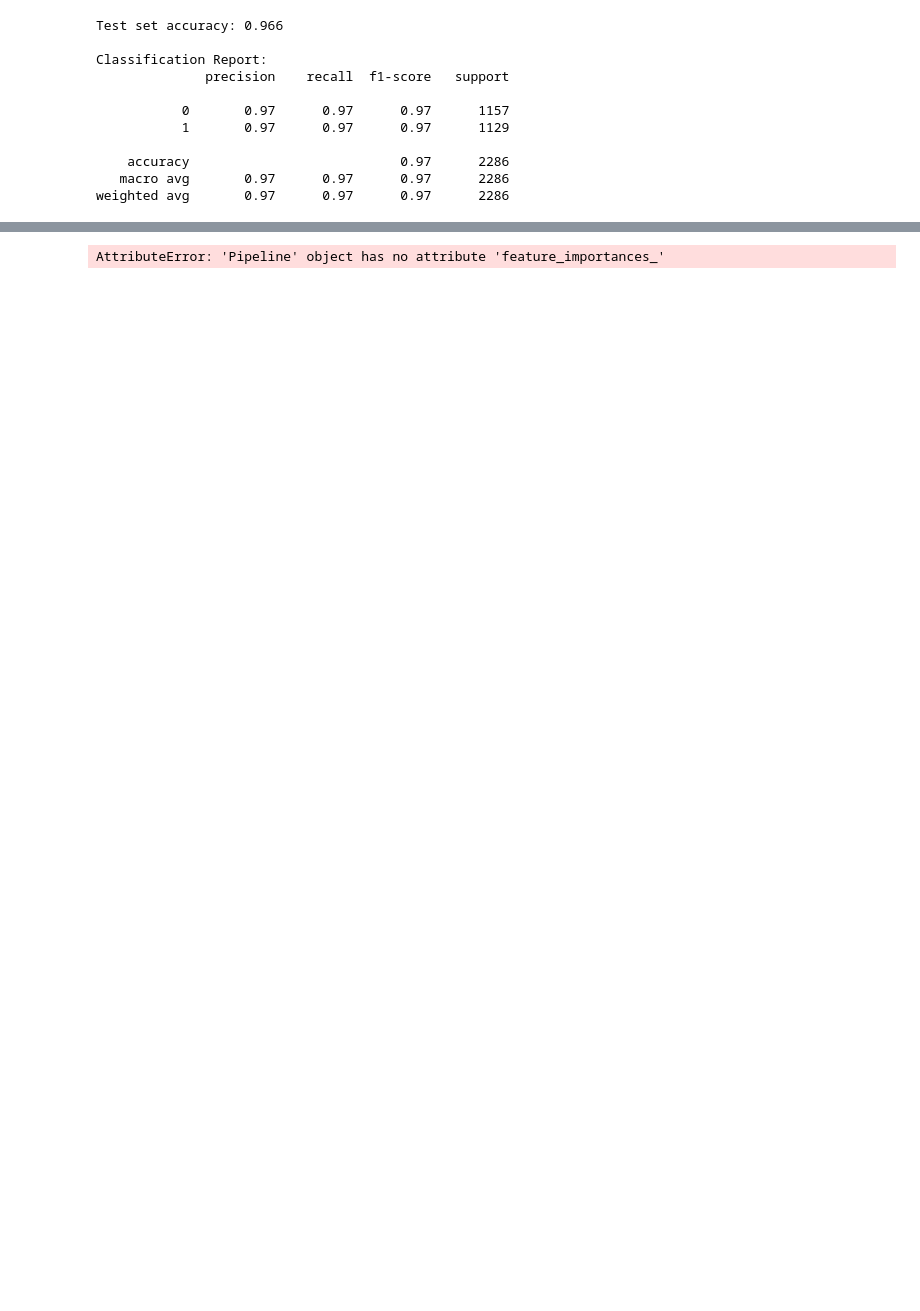
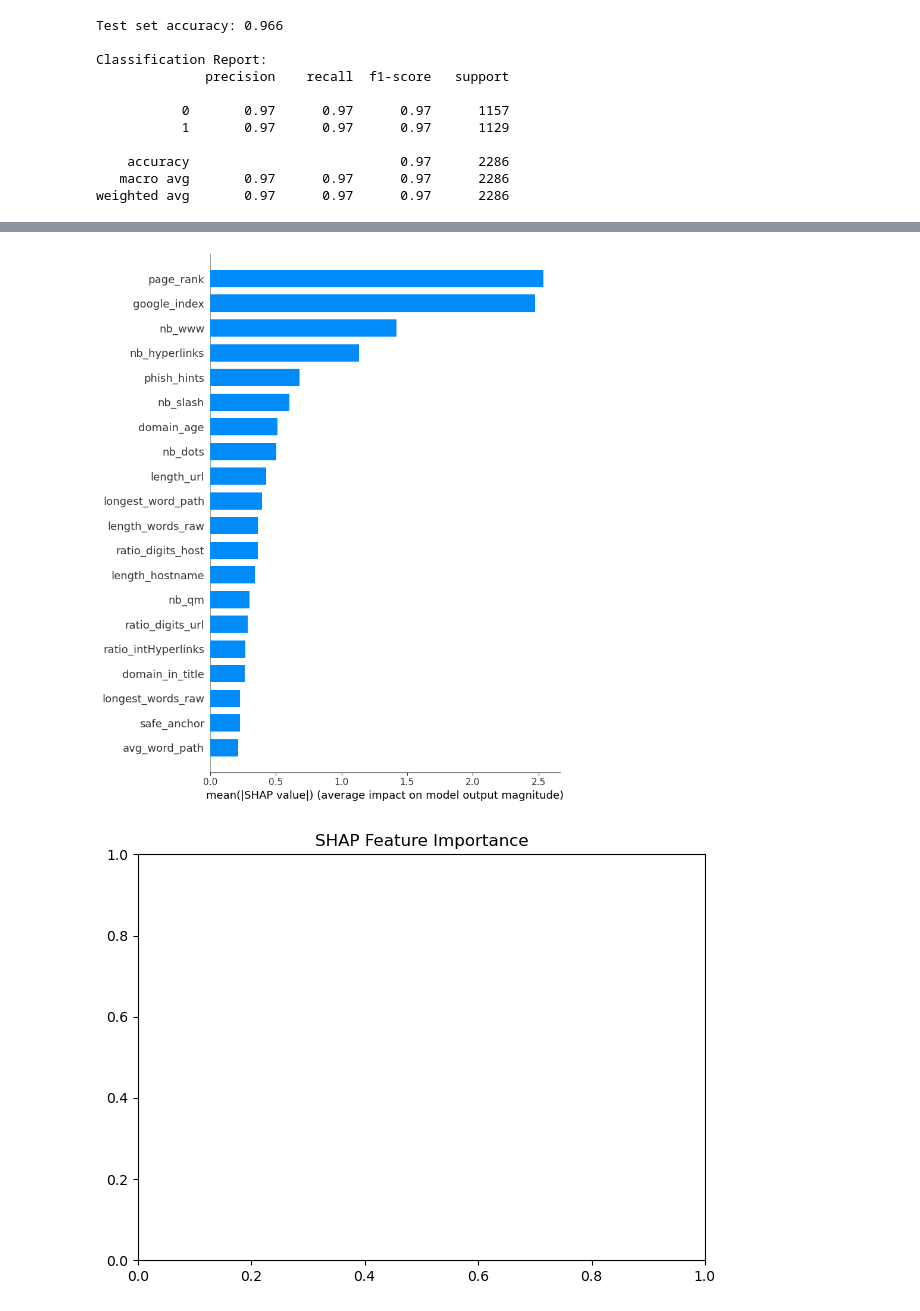
Before and after one commit to Kushank1203/Phishing-Website, a Jupyter notebook: phishingWebsite.ipynb, the cells around one changed output, grey strips where cells are left out. Saved outputs shown, nothing was run; the diff lists cells and outputs as text; code cells hidden in the pictures; blank space fills up the shorter version.

```diff
--- a/phishingWebsite.ipynb
+++ b/phishingWebsite.ipynb
@@ -593,3 +601,17 @@ ModuleNotFoundError: No module named 'shap'
+# %%
+# Check if shap_values is a single array or a list of two arrays
+if isinstance(shap_values, list):
+    # If it's a list, use the second element (class 1)
+    shap_values_plot = shap_values[1]
+else:
+    # If it's a single array, use it directly
+    shap_values_plot = shap_values
 # %%
+# Summary plot
+shap.summary_plot(shap_values_plot, X_test, plot_type="bar")
+plt.title("SHAP Feature Importance")
+plt.tight_layout()
+plt.show()
 # %% [output]
-AttributeError: 'Pipeline' object has no attribute 'feature_importances_'
+[figure, added]
+[figure, added]
```
Also changed, not shown: parts of 42 cells of this notebook.
